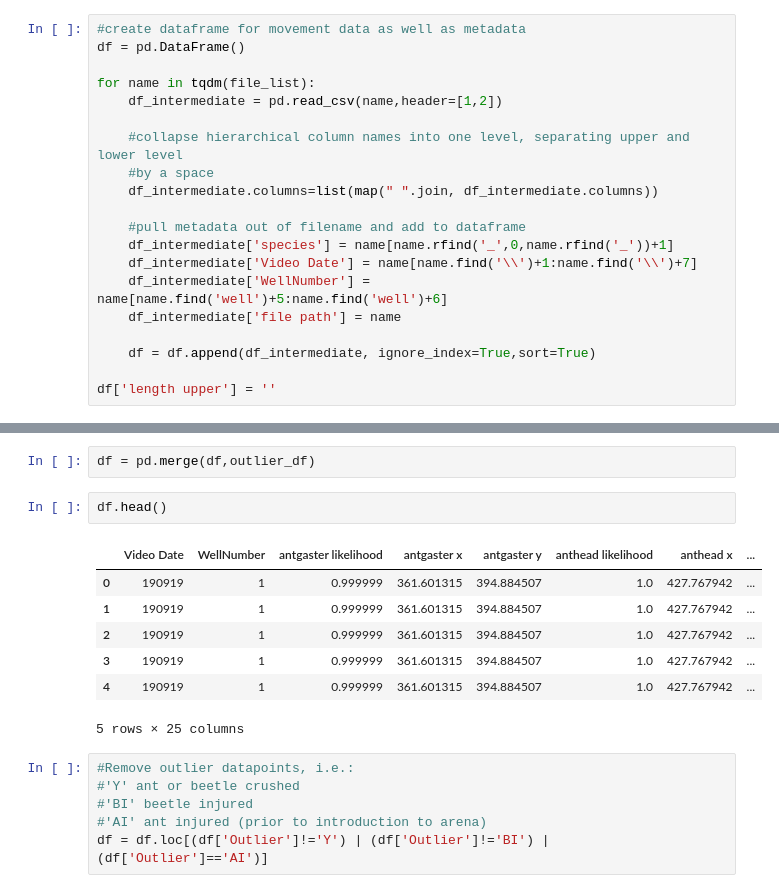
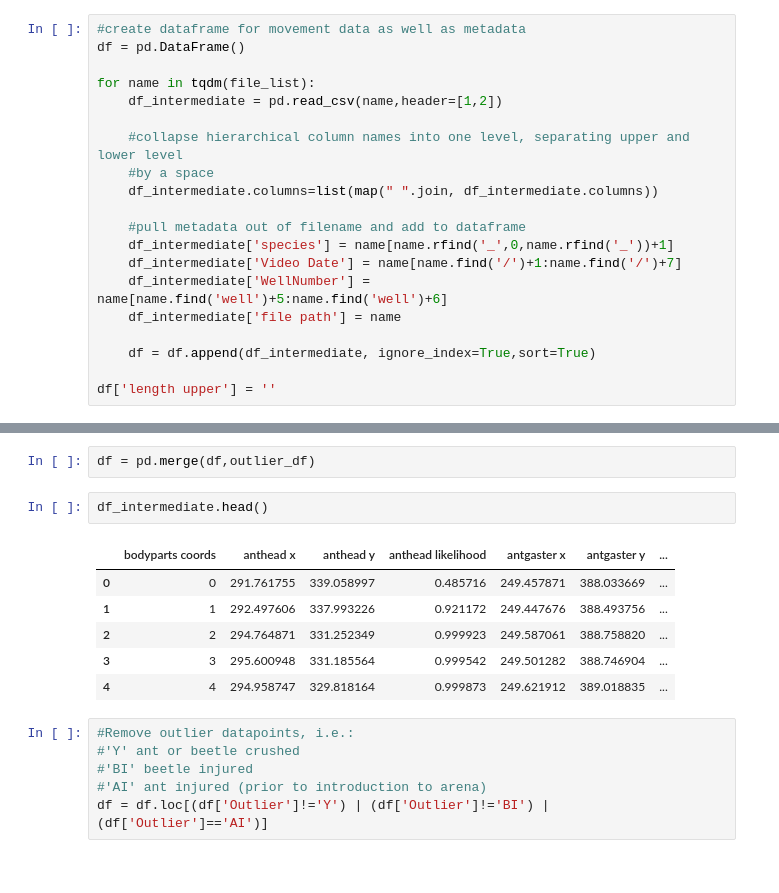
Before and after one commit to Tomnaragon/DCHC_transfer_Experiment, a Jupyter notebook: Deeplabcut_data/Movement_processing.ipynb, the cells around one changed output, grey strips where cells are left out. Saved outputs shown, nothing was run; the diff lists cells and outputs as text.

```diff
--- a/Deeplabcut_data/Movement_processing.ipynb
+++ b/Deeplabcut_data/Movement_processing.ipynb
@@ -186,7 +191,7 @@ for name in tqdm(file_list):
 
     #pull metadata out of filename and add to dataframe
     df_intermediate['species'] = name[name.rfind('_',0,name.rfind('_'))+1]
-    df_intermediate['Video Date'] = name[name.find('\\')+1:name.find('\\')+7]
+    df_intermediate['Video Date'] = name[name.find('/')+1:name.find('/')+7]
     df_intermediate['WellNumber'] = name[name.find('well')+5:name.find('well')+6]
     df_intermediate['file path'] = name
 
@@ -252,15 +248,14 @@ df = pd.merge(df,date_sync.astype(str),left_on='Video Date',right_on='Video Date
 # %%
 df = pd.merge(df,outlier_df)
 # %%
-df.head()
+df_intermediate.head()
 # %% [output]
-|  | Video Date | WellNumber | antgaster likelihood | antgaster x | antgaster y | anthead likelihood | anthead x | ... |
-| 0 | 190919 | 1 | 0.999999 | 361.601315 | 394.884507 | 1.0 | 427.767942 | ... |
-| 1 | 190919 | 1 | 0.999999 | 361.601315 | 394.884507 | 1.0 | 427.767942 | ... |
-| 2 | 190919 | 1 | 0.999999 | 361.601315 | 394.884507 | 1.0 | 427.767942 | ... |
-| 3 | 190919 | 1 | 0.999999 | 361.601315 | 394.884507 | 1.0 | 427.767942 | ... |
-| 4 | 190919 | 1 | 0.999999 | 361.601315 | 394.884507 | 1.0 | 427.767942 | ... |
+|  | bodyparts coords | anthead x | anthead y | anthead likelihood | antgaster x | antgaster y | ... |
+| 0 | 0 | 291.761755 | 339.058997 | 0.485716 | 249.457871 | 388.033669 | ... |
+| 1 | 1 | 292.497606 | 337.993226 | 0.921172 | 249.447676 | 388.493756 | ... |
+| 2 | 2 | 294.764871 | 331.252349 | 0.999923 | 249.587061 | 388.758820 | ... |
+| 3 | 3 | 295.600948 | 331.185564 | 0.999542 | 249.501282 | 388.746904 | ... |
+| 4 | 4 | 294.958747 | 329.818164 | 0.999873 | 249.621912 | 389.018835 | ... |
-5 rows × 25 columns
 # %%
 #Remove outlier datapoints, i.e.:
 #'Y' ant or beetle crushed
```
Also changed, not shown: parts of 24 cells of this notebook.
